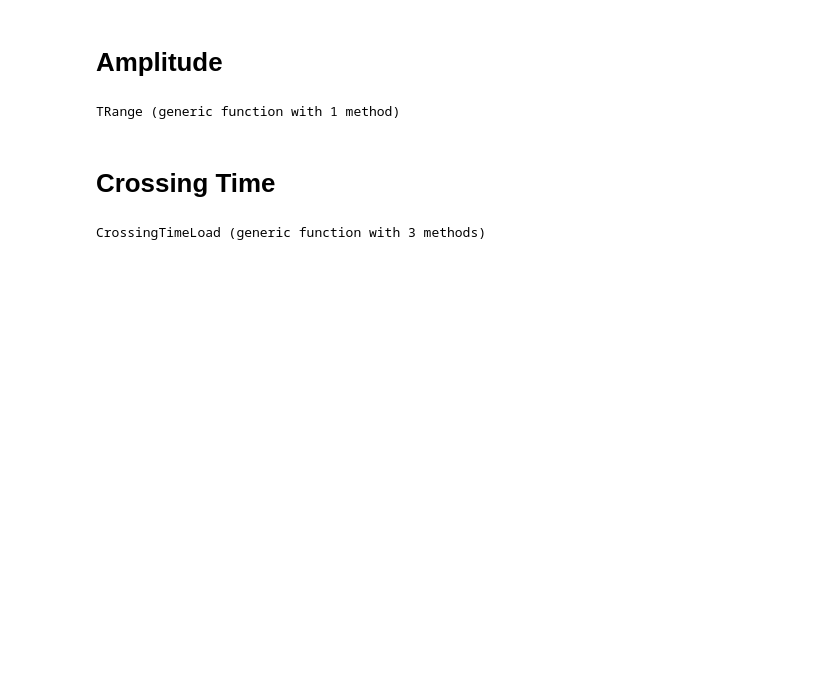
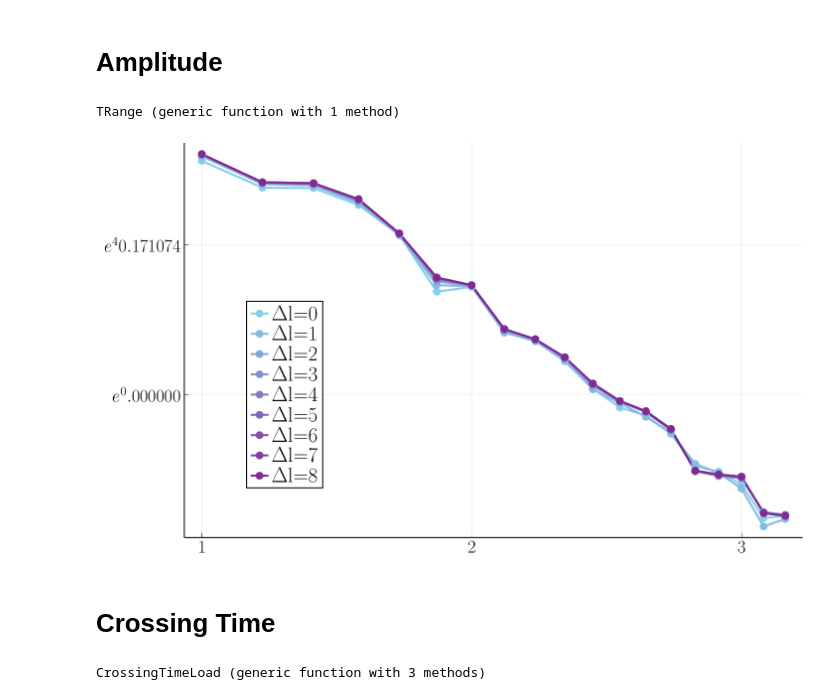
Before and after one commit to PietropaoloFrisoni/BlackToWhiteHole, a Jupyter notebook: notebooks/Julia/DataAnalysis.ipynb, the cells around one changed output. Saved outputs shown, nothing was run; the diff lists cells and outputs as text; code cells hidden in the pictures; blank space fills up the shorter version.

Commit message:
new lifetime data

```diff
--- a/notebooks/Julia/DataAnalysis.ipynb
+++ b/notebooks/Julia/DataAnalysis.ipynb
@@ -214,31 +227,23 @@ for j0_index in eachindex(angular_spins)
 
 end
 # %%
-X = [sqrt(j) for j = 1:0.5:5]
-
 pl1 = plot(
-    X,
-    [ampls_collection[100, 1, :] ampls_collection[100, 2, :] ampls_collection[100, 3, :] ampls_collection[100, 4, :] ampls_collection[100, 5, :] ampls_collection[
-        100,
-        6,
-        :,
-    ] ampls_collection[100, 7, :] ampls_collection[100, 8, :] ampls_collection[
-        100,
-        9,
-        :,
-    ] ampls_collection[100, 10, :] ampls_collection[100, 11, :]],
-    label = ["Δl=0" "Δl=1" "Δl=2" "Δl=3" "Δl=4" "Δl=5" "Δl=6" "Δl=7" "Δl=8" "Δl=9" "Δl=10"],
-    legend = (0.35, 0.90),
+    Lifetime_x_coordinates,
+    [ampls_collection[100, 1, :] ampls_collection[100, 2, :] ampls_collection[100, 3, :] ampls_collection[100, 4, :] ampls_collection[100, 5, :] ampls_collection[100, 6, :] ampls_collection[100, 7, :] ampls_collection[100, 8, :] ampls_collection[100, 9, :]],# ampls_collection[100, 10, :] ampls_collection[100, 11, :]],
+    label=["Δl=0" "Δl=1" "Δl=2" "Δl=3" "Δl=4" "Δl=5" "Δl=6" "Δl=7" "Δl=8"], #"Δl=9" "Δl=10"],
+    legend=(0.10, 0.60),
     #label = "",
-    markershape = :circle,
-    grid = :true,
+    markershape=:circle,
+    grid=:true,
     #xscale = :log,
-    yscale = :ln,
+    yscale=:ln,
     #xlims=(0, T_sampling_parameter + 1),
     #xticks=(X_ticks, X_labels),
-    palette = palette([:skyblue, :purple], 11),
-    legendfontsize = 20,
+    palette=palette([:skyblue, :purple], 11),
+    legendfontsize=20,
 )
+# %% [output]
+[figure, added]
 # %% [markdown]
 # Crossing Time
 # %%
```
Also changed, not shown: parts of 4 cells of this notebook, 29 other files.
